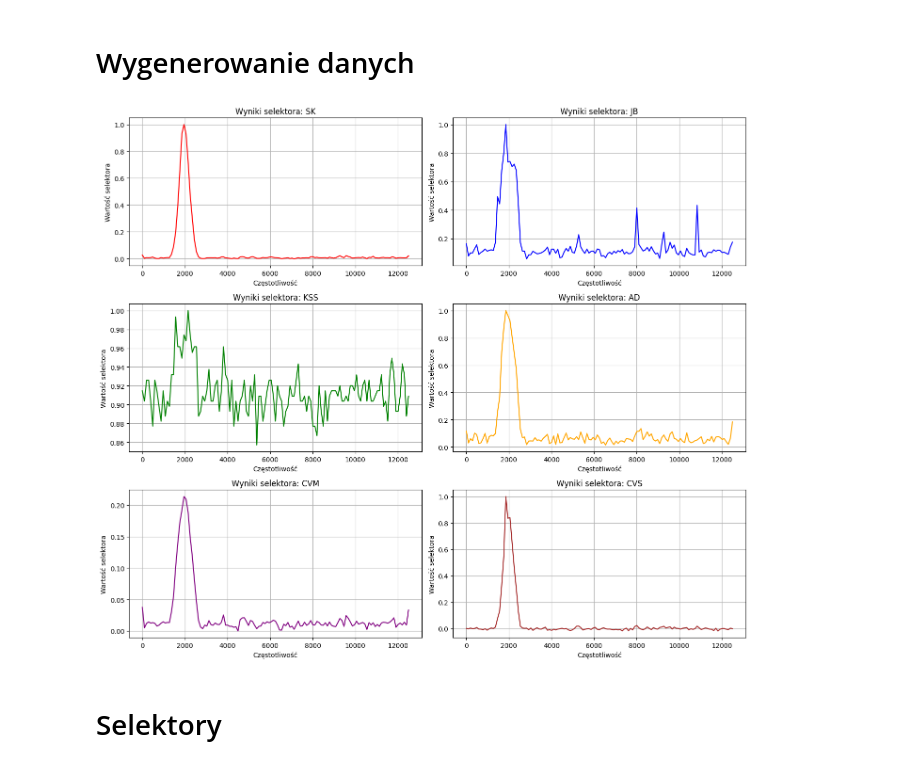
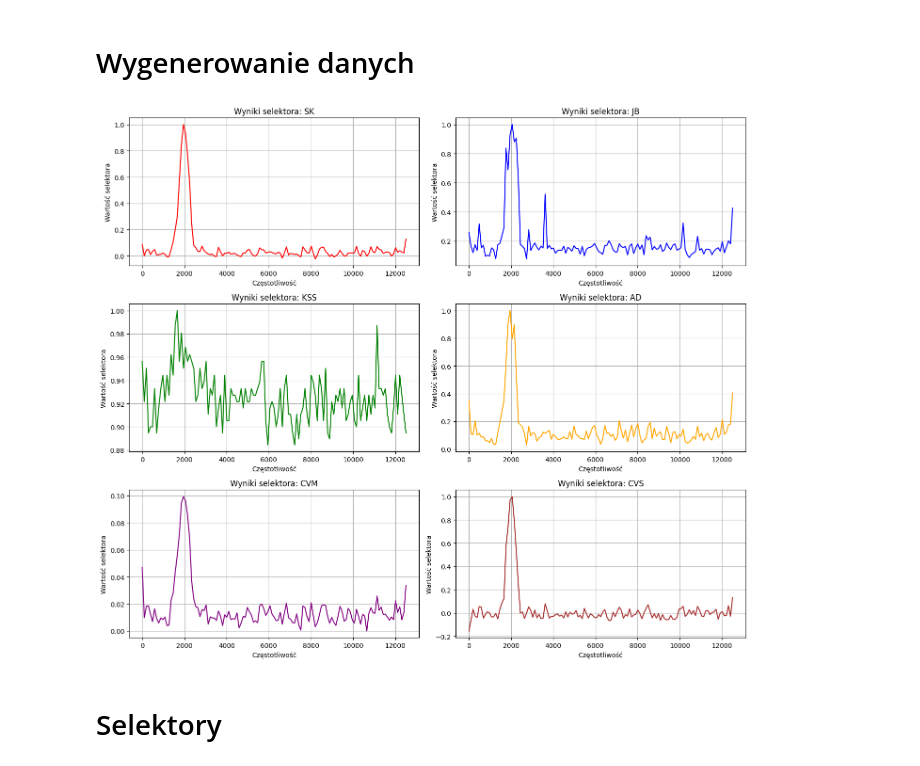
Before and after one commit to MD275996/System-to-identify-anomalies-in-vibration-signals-for-local-damage-detection-in-machines, a Jupyter notebook: main.ipynb, the cells around one changed output. Saved outputs shown, nothing was run; the diff lists cells and outputs as text; code cells hidden in the pictures.

```diff
--- a/main.ipynb
+++ b/main.ipynb
@@ -438,19 +438,19 @@ plot_all_selectors_grid_from_signals([signal1,signal2],fs=10000)
 # %% [markdown]
 # Wygenerowanie danych
 # %%
-B=20
+B=10
 fs=25000
 varsize=25000
 fmod=30
 f_center=2000
 bandwidth=500
 shift=0
 sigma=1
 signal = impuls_simulator.gen_signal(B,fs,varsize,fmod,f_center,bandwidth,shift,sigma)
 # draw_analysis(signal,selector.SK,impuls_threshold=3)
 draw_all_selectors(signal)
 # %% [output]
-[figure, old version]
+[figure, new version]
 # %%
 print(calculate_analysis(signal,selector.JB,impuls_threshold=3))
 # %%
```
Also changed, not shown: parts of 6 cells of this notebook.
